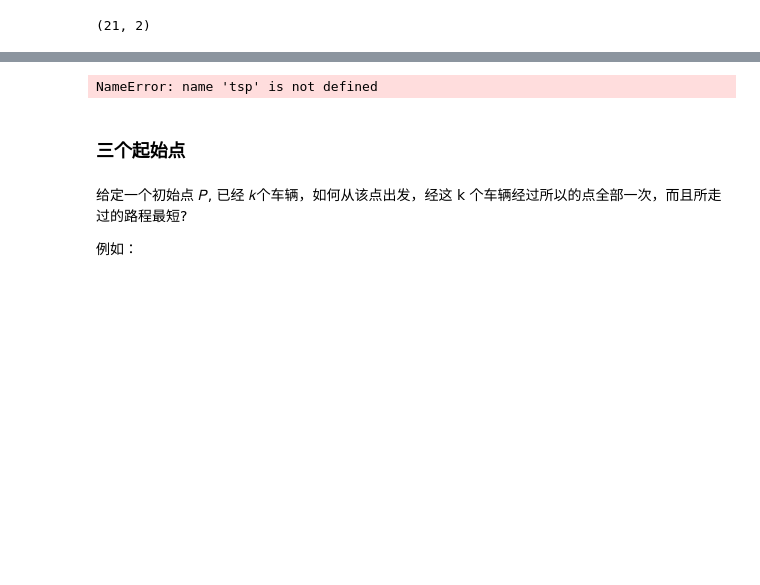
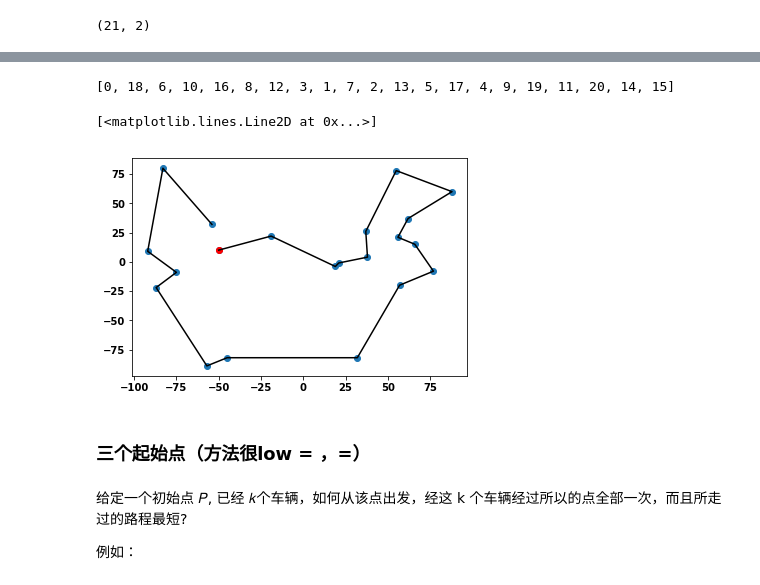
Before and after one commit to huangmgithub/NLP_Course, a Jupyter notebook: Lesson03/Assignment-03.ipynb, the cells around one changed output, grey strips where cells are left out. Cells and saved outputs as stored; diff of their text form; code cells hidden in the pictures; blank space fills up the shorter version.

```diff
--- a/Lesson03/Assignment-03.ipynb
+++ b/Lesson03/Assignment-03.ipynb
@@ -695,9 +697,6 @@ distance
 # %%
 import numpy as np
 # %%
-#随机点位坐标
-coordinate_x = [random.randint(-100, 100) for _ in range(20)]
-coordinate_y = [random.randint(-100, 100) for _ in range(20)]
 #先试试一个点
 chosen_p = (-50, 10)
 coordinate_x.insert(0, chosen_p[0])
@@ -840,9 +858,19 @@ TypeError: only integer scalar arrays can be converted to a scalar index
-# %%
-tsp
-# %% [output]
-NameError: name 'tsp' is not defined
+# %%
+res
+# %% [output]
+[0, 18, 6, 10, 16, 8, 12, 3, 1, 7, 2, 13, 5, 17, 4, 9, 19, 11, 20, 14, 15]
+# %%
+# 画图
+plt.scatter(coordinate_x, coordinate_y)
+plt.scatter([chosen_p[0]], [chosen_p[1]], color='r')
+X = [coordinate_list[x][0] for x in res]
+Y = [coordinate_list[x][1] for x in res]
+plt.plot(X, Y, color="black")
+# %% [output]
+[<matplotlib.lines.Line2D at 0x...>]
+[figure, added]
 # %% [markdown]
-### 三个起始点
+### 三个起始点（方法很low = ，=）
 # %% [markdown]
 给定一个初始点 𝑃, 已经 𝑘个车辆，如何从该点出发，经这 k 个车辆经过所以的点全部一次，而且所走过的路程最短?
 
```
Also changed, not shown: parts of 19 cells of this notebook.
